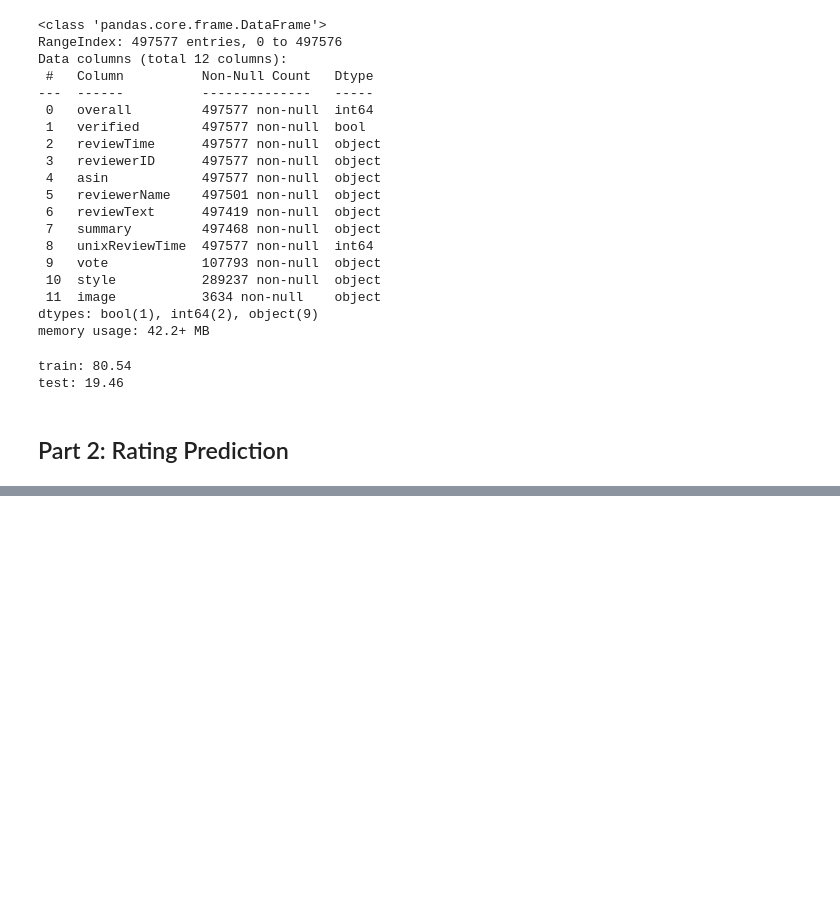
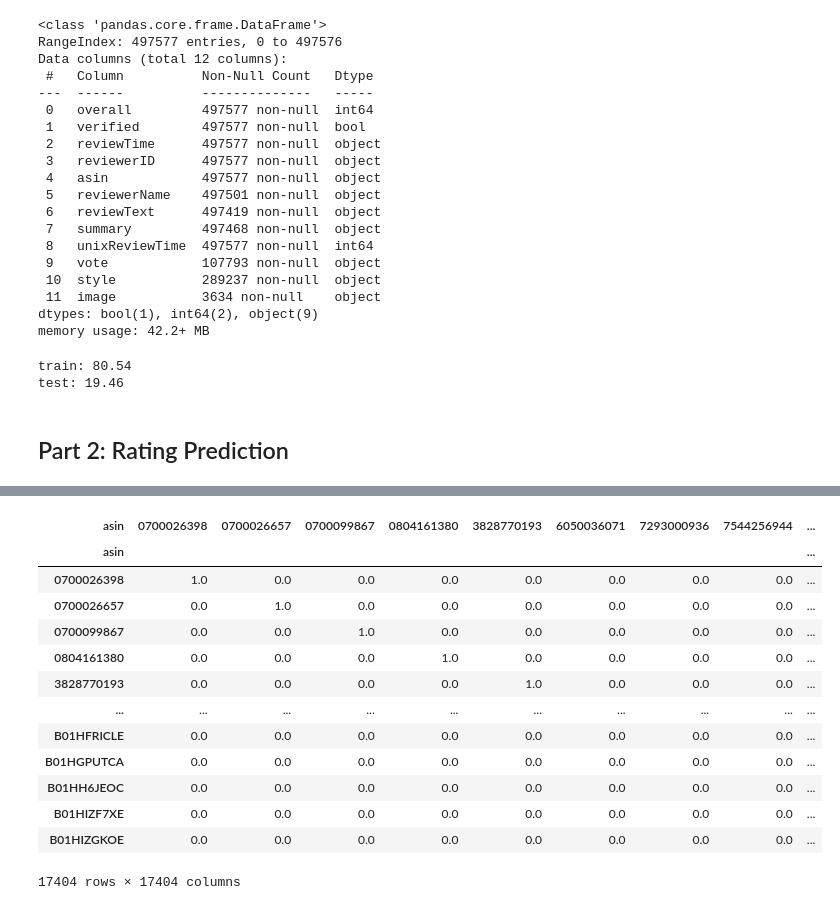
Before and after one commit to VedaY28/DataScienceFinal, a Jupyter notebook: FinalProject.ipynb, the cells around one changed output, grey strips where cells are left out. Drawn from its saved outputs; the diff is of its cells as text; code cells hidden in the pictures; blank space fills up the shorter version.

```diff
--- a/FinalProject.ipynb
+++ b/FinalProject.ipynb
@@ -73,0 +104,20 @@ test: 19.46
+# %%
+prod_sim = cosine_similarity(user_item_matrix.T)
+prod_sim = pd.DataFrame(prod_sim, index=prod_ids, columns= prod_ids)
+# %%
+prod_sim
+# %% [output]
+| asin | 0700026398 | 0700026657 | 0700099867 | 0804161380 | 3828770193 | 6050036071 | 7293000936 | 7544256944 | ... |
+| asin |  |  |  |  |  |  |  |  | ... |
+| 0700026398 | 1.0 | 0.0 | 0.0 | 0.0 | 0.0 | 0.0 | 0.0 | 0.0 | ... |
+| 0700026657 | 0.0 | 1.0 | 0.0 | 0.0 | 0.0 | 0.0 | 0.0 | 0.0 | ... |
+| 0700099867 | 0.0 | 0.0 | 1.0 | 0.0 | 0.0 | 0.0 | 0.0 | 0.0 | ... |
+| 0804161380 | 0.0 | 0.0 | 0.0 | 1.0 | 0.0 | 0.0 | 0.0 | 0.0 | ... |
+| 3828770193 | 0.0 | 0.0 | 0.0 | 0.0 | 1.0 | 0.0 | 0.0 | 0.0 | ... |
+| ... | ... | ... | ... | ... | ... | ... | ... | ... | ... |
+| B01HFRICLE | 0.0 | 0.0 | 0.0 | 0.0 | 0.0 | 0.0 | 0.0 | 0.0 | ... |
+| B01HGPUTCA | 0.0 | 0.0 | 0.0 | 0.0 | 0.0 | 0.0 | 0.0 | 0.0 | ... |
+| B01HH6JEOC | 0.0 | 0.0 | 0.0 | 0.0 | 0.0 | 0.0 | 0.0 | 0.0 | ... |
+| B01HIZF7XE | 0.0 | 0.0 | 0.0 | 0.0 | 0.0 | 0.0 | 0.0 | 0.0 | ... |
+| B01HIZGKOE | 0.0 | 0.0 | 0.0 | 0.0 | 0.0 | 0.0 | 0.0 | 0.0 | ... |
+17404 rows × 17404 columns
```
Also changed, not shown: parts of 7 cells of this notebook.
